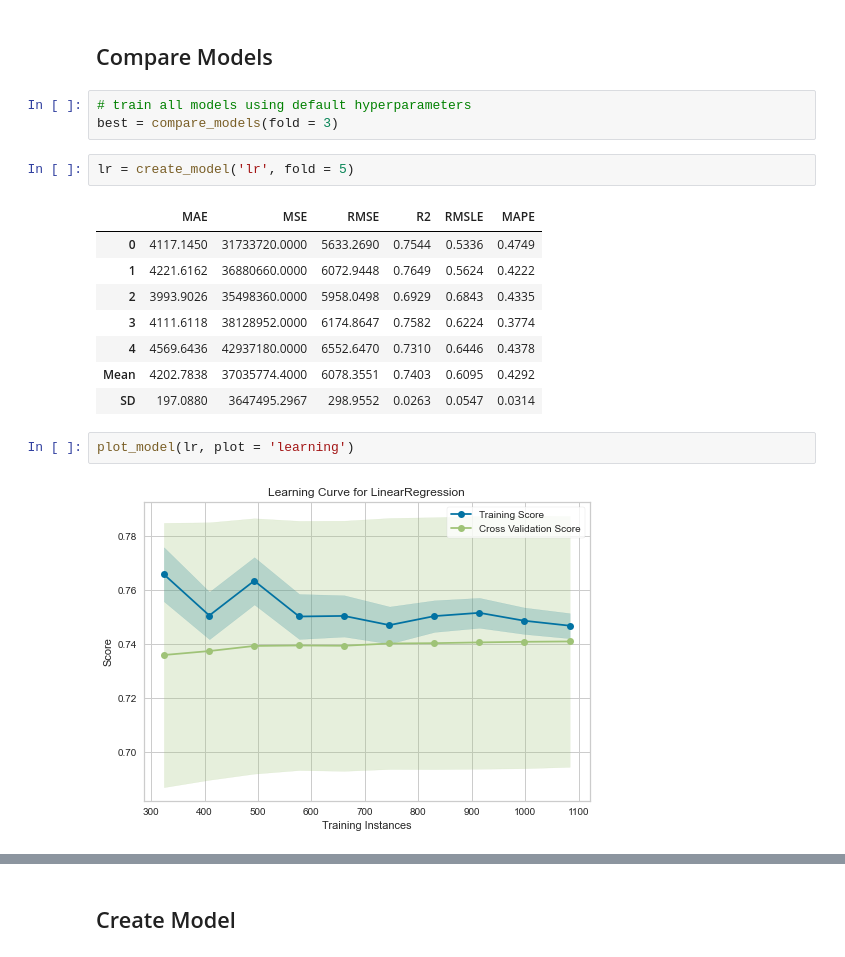
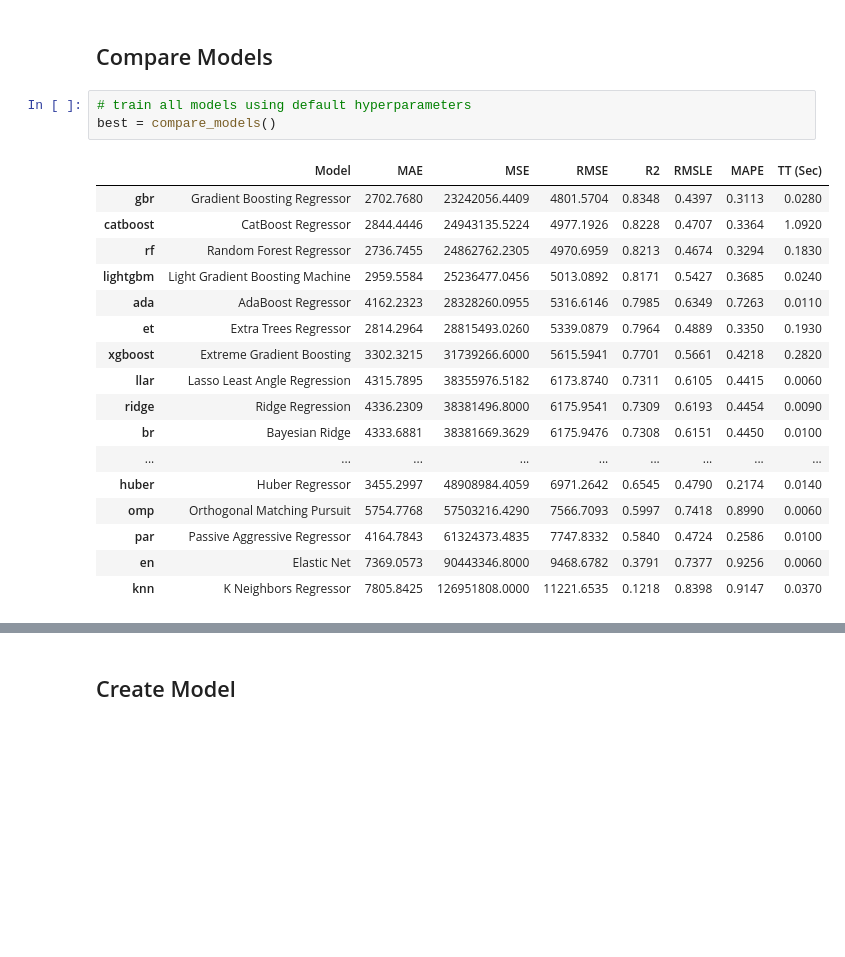
Before and after one commit to pycaret/mlopsworld2021, a Jupyter notebook: Demo 1 - Regression.ipynb, the cells around one changed output, grey strips where cells are left out. Drawn from its saved outputs; the diff is of its cells as text; blank space fills up the shorter version.

```diff
--- a/Demo 1 - Regression.ipynb
+++ b/Demo 1 - Regression.ipynb
@@ -68,19 +87,22 @@ get_config('X_train').columns
 ## Compare Models
 # %%
 # train all models using default hyperparameters
-best = compare_models(fold = 3)
+best = compare_models()
+# %% [output]
+|  | Model | MAE | MSE | RMSE | R2 | RMSLE | MAPE | TT (Sec) |
+| gbr | Gradient Boosting Regressor | 2702.7680 | 23242056.4409 | 4801.5704 | 0.8348 | 0.4397 | 0.3113 | 0.0280 |
+| catboost | CatBoost Regressor | 2844.4446 | 24943135.5224 | 4977.1926 | 0.8228 | 0.4707 | 0.3364 | 1.0920 |
+| rf | Random Forest Regressor | 2736.7455 | 24862762.2305 | 4970.6959 | 0.8213 | 0.4674 | 0.3294 | 0.1830 |
+| lightgbm | Light Gradient Boosting Machine | 2959.5584 | 25236477.0456 | 5013.0892 | 0.8171 | 0.5427 | 0.3685 | 0.0240 |
+| ada | AdaBoost Regressor | 4162.2323 | 28328260.0955 | 5316.6146 | 0.7985 | 0.6349 | 0.7263 | 0.0110 |
+| et | Extra Trees Regressor | 2814.2964 | 28815493.0260 | 5339.0879 | 0.7964 | 0.4889 | 0.3350 | 0.1930 |
+| xgboost | Extreme Gradient Boosting | 3302.3215 | 31739266.6000 | 5615.5941 | 0.7701 | 0.5661 | 0.4218 | 0.2820 |
+| llar | Lasso Least Angle Regression | 4315.7895 | 38355976.5182 | 6173.8740 | 0.7311 | 0.6105 | 0.4415 | 0.0060 |
+| ridge | Ridge Regression | 4336.2309 | 38381496.8000 | 6175.9541 | 0.7309 | 0.6193 | 0.4454 | 0.0090 |
+| br | Bayesian Ridge | 4333.6881 | 38381669.3629 | 6175.9476 | 0.7308 | 0.6151 | 0.4450 | 0.0100 |
+| ... | ... | ... | ... | ... | ... | ... | ... | ... |
+| huber | Huber Regressor | 3455.2997 | 48908984.4059 | 6971.2642 | 0.6545 | 0.4790 | 0.2174 | 0.0140 |
+| omp | Orthogonal Matching Pursuit | 5754.7768 | 57503216.4290 | 7566.7093 | 0.5997 | 0.7418 | 0.8990 | 0.0060 |
+| par | Passive Aggressive Regressor | 4164.7843 | 61324373.4835 | 7747.8332 | 0.5840 | 0.4724 | 0.2586 | 0.0100 |
+| en | Elastic Net | 7369.0573 | 90443346.8000 | 9468.6782 | 0.3791 | 0.7377 | 0.9256 | 0.0060 |
+| knn | K Neighbors Regressor | 7805.8425 | 126951808.0000 | 11221.6535 | 0.1218 | 0.8398 | 0.9147 | 0.0370 |
-# %%
-lr = create_model('lr', fold = 5)
-# %% [output]
-|  | MAE | MSE | RMSE | R2 | RMSLE | MAPE |
-| 0 | 4117.1450 | 31733720.0000 | 5633.2690 | 0.7544 | 0.5336 | 0.4749 |
-| 1 | 4221.6162 | 36880660.0000 | 6072.9448 | 0.7649 | 0.5624 | 0.4222 |
-| 2 | 3993.9026 | 35498360.0000 | 5958.0498 | 0.6929 | 0.6843 | 0.4335 |
-| 3 | 4111.6118 | 38128952.0000 | 6174.8647 | 0.7582 | 0.6224 | 0.3774 |
-| 4 | 4569.6436 | 42937180.0000 | 6552.6470 | 0.7310 | 0.6446 | 0.4378 |
-| Mean | 4202.7838 | 37035774.4000 | 6078.3551 | 0.7403 | 0.6095 | 0.4292 |
-| SD | 197.0880 | 3647495.2967 | 298.9552 | 0.0263 | 0.0547 | 0.0314 |
-# %%
-plot_model(lr, plot = 'learning')
-# %% [output]
-[figure, removed]
```
Also changed, not shown: parts of 33 cells of this notebook, 4 other files.
